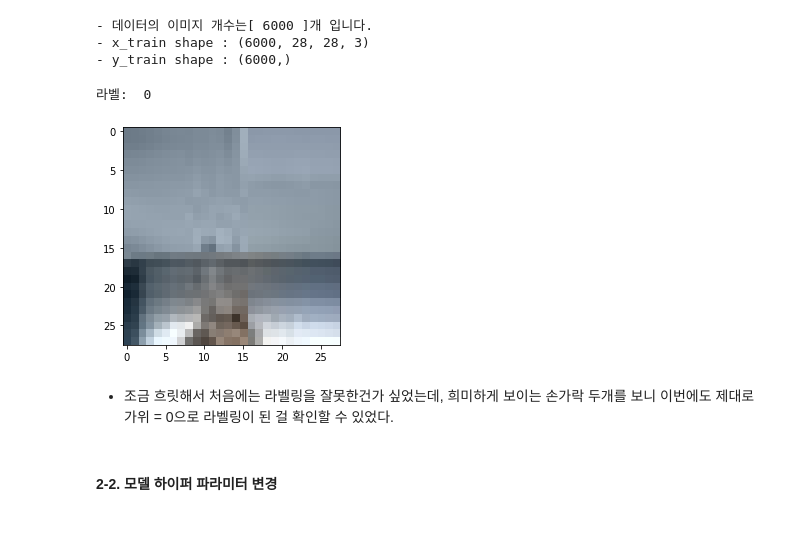
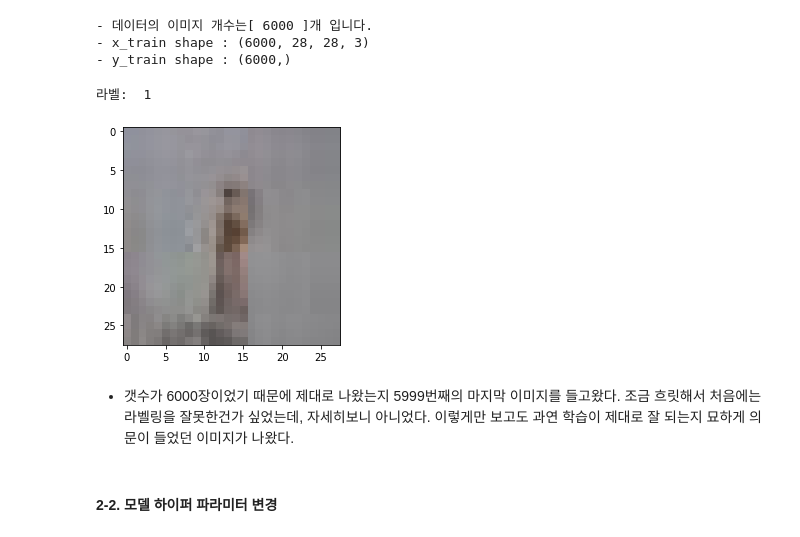
Before and after one commit to Wdstar09/Aiffel_project, a Jupyter notebook: LMS_Exploration/E-05/[E-05]exploration_05.ipynb, the cells around one changed output. Saved outputs shown, nothing was run; the diff lists cells and outputs as text; code cells hidden in the pictures.

```diff
--- a/LMS_Exploration/E-05/[E-05]exploration_05.ipynb
+++ b/LMS_Exploration/E-05/[E-05]exploration_05.ipynb
@@ -678,13 +680,13 @@ print("- y_train shape : {}".format(y_train.shape))
 - y_train shape : (6000,)
 # %%
 # 라벨링이 제대로 됐는지 확인하기
-plt.imshow(x_train[1])
-print('라벨: ', y_train[2])
+plt.imshow(x_train[5999])
+print('라벨: ', y_train[5999])
 # %% [output]
-라벨:  0
+라벨:  1
-[figure, old version]
+[figure, new version]
-# %% [markdown]
-* 조금 흐릿해서 처음에는 라벨링을 잘못한건가 싶었는데, 희미하게 보이는 손가락 두개를 보니 이번에도 제대로 가위 = 0으로 라벨링이 된 걸 확인할 수 있었다.
+# %% [markdown]
+* 갯수가 6000장이었기 때문에 제대로 나왔는지 5999번째의 마지막 이미지를 들고왔다. 조금 흐릿해서 처음에는 라벨링을 잘못한건가 싶었는데, 자세히보니 아니었다. 이렇게만 보고도 과연 학습이 제대로 잘 되는지 묘하게 의문이 들었던 이미지가 나왔다.
 # %% [markdown]
 #### 2-2. 모델 하이퍼 파라미터 변경
 # %%
```
Also changed, not shown: parts of 27 cells of this notebook.
